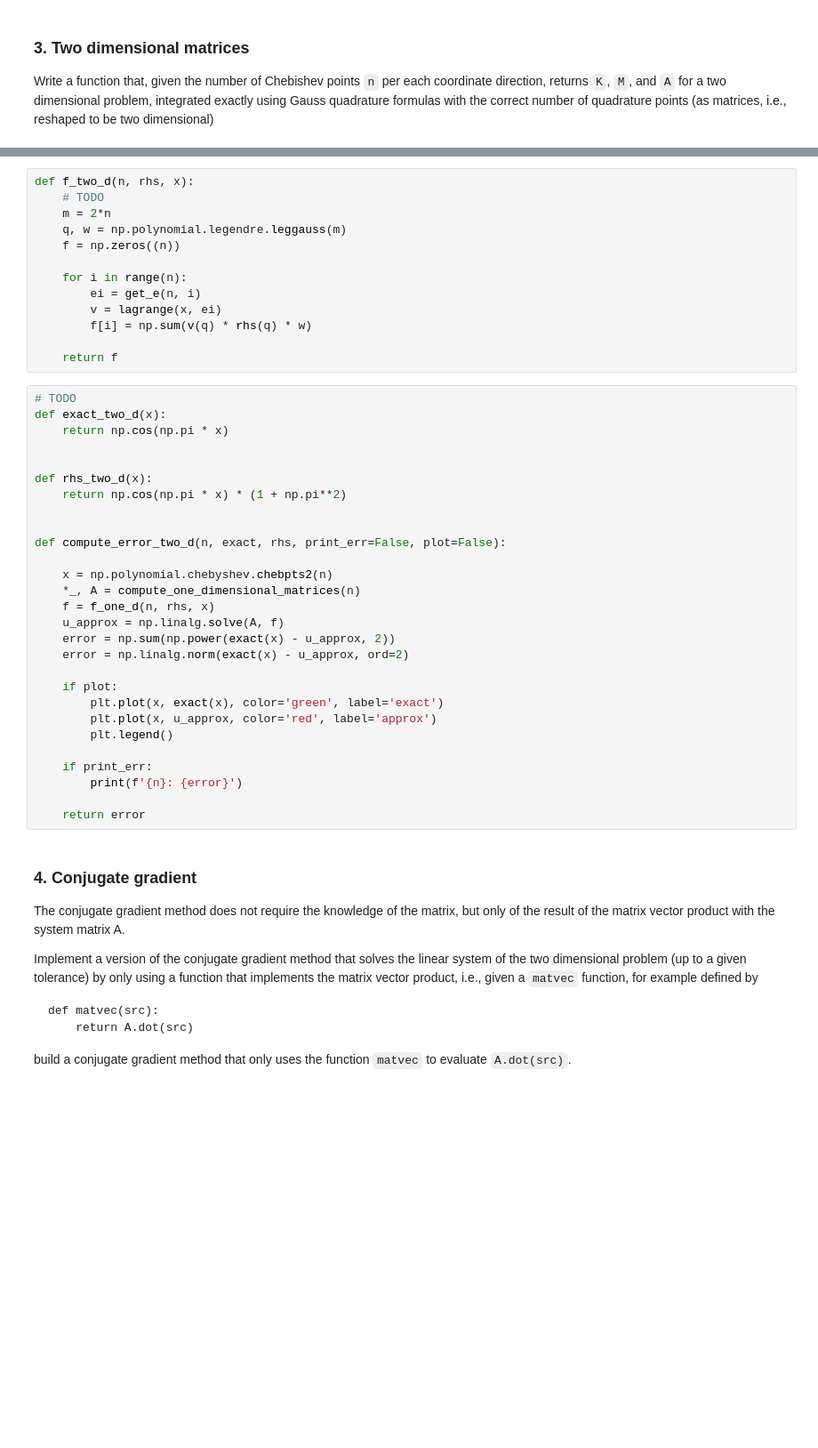
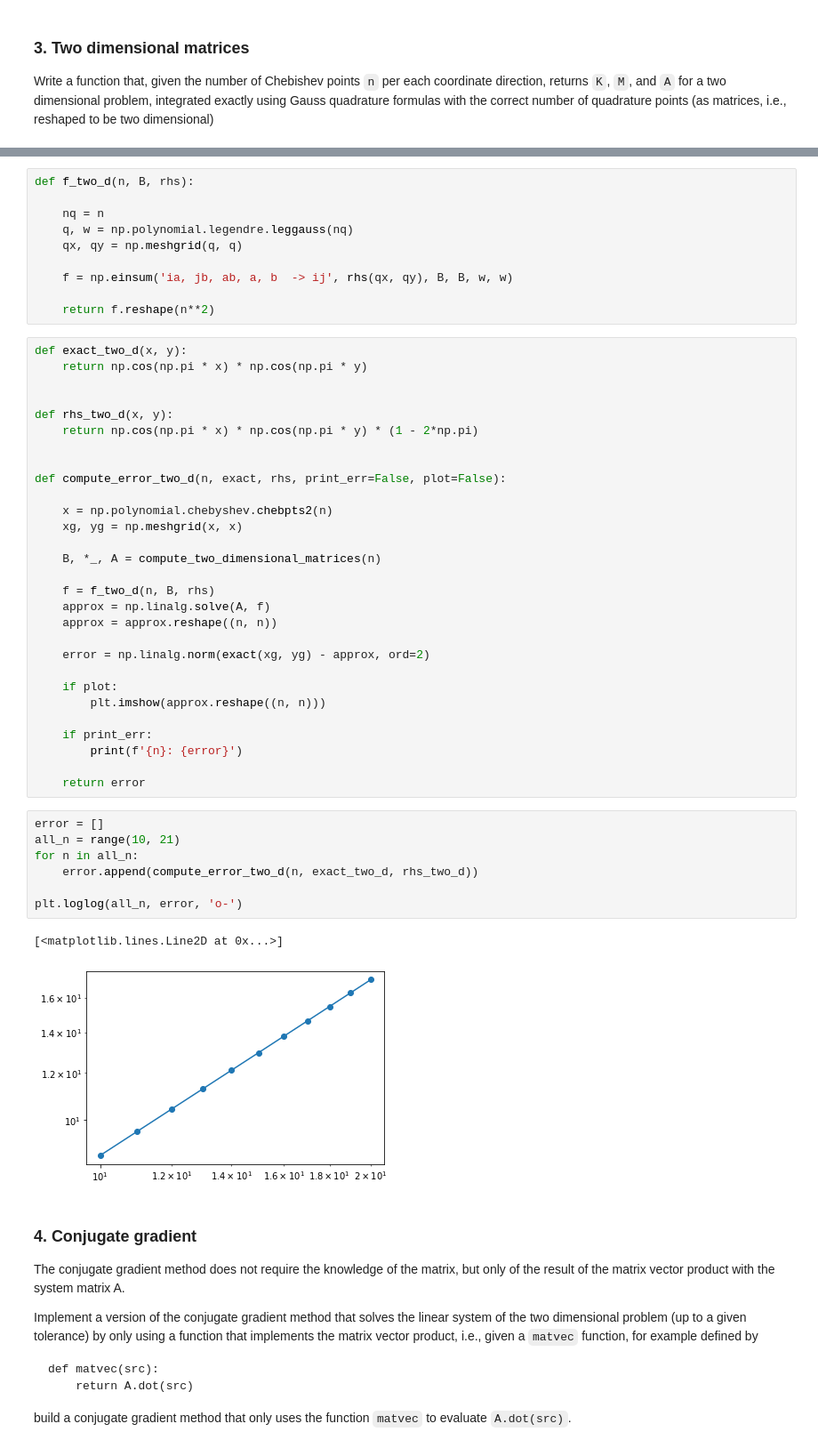
Before and after one commit to daniele-irto/na_exam, a Jupyter notebook: final_project.ipynb, the cells around one changed output, grey strips where cells are left out. Shown at 89% size. Cells and saved outputs as stored; diff of their text form; blank space fills up the shorter version.

```diff
--- a/final_project.ipynb
+++ b/final_project.ipynb
@@ -330,47 +329,55 @@ A solution should look like:
 The plot was obtained as `imshow(u.reshape((n,n))`.
 
 Plot the error as a function of $n$, for $n$ in $[10,...,20]$.
-# %%
-def f_two_d(n, rhs, x):
-    # TODO
-    m = 2*n
-    q, w = np.polynomial.legendre.leggauss(m)
-    f = np.zeros((n))
-
-    for i in range(n):
-        ei = get_e(n, i)
-        v = lagrange(x, ei)
-        f[i] = np.sum(v(q) * rhs(q) * w)
-
-    return f
+# %%
+def f_two_d(n, B, rhs):
+
+    nq = n
+    q, w = np.polynomial.legendre.leggauss(nq)
+    qx, qy = np.meshgrid(q, q)
+
+    f = np.einsum('ia, jb, ab, a, b  -> ij', rhs(qx, qy), B, B, w, w)
+
+    return f.reshape(n**2)
 # %%
-# TODO
-def exact_two_d(x):
-    return np.cos(np.pi * x)
+def exact_two_d(x, y):
+    return np.cos(np.pi * x) * np.cos(np.pi * y)
 
 
-def rhs_two_d(x):
-    return np.cos(np.pi * x) * (1 + np.pi**2)
+def rhs_two_d(x, y):
+    return np.cos(np.pi * x) * np.cos(np.pi * y) * (1 - 2*np.pi)
 
 
 def compute_error_two_d(n, exact, rhs, print_err=False, plot=False):
 
     x = np.polynomial.chebyshev.chebpts2(n)
-    *_, A = compute_one_dimensional_matrices(n)
-    f = f_one_d(n, rhs, x)
-    u_approx = np.linalg.solve(A, f)
-    error = np.sum(np.power(exact(x) - u_approx, 2))
-    error = np.linalg.norm(exact(x) - u_approx, ord=2)
+    xg, yg = np.meshgrid(x, x)
+
+    B, *_, A = compute_two_dimensional_matrices(n)
+
+    f = f_two_d(n, B, rhs)
+    approx = np.linalg.solve(A, f)
+    approx = approx.reshape((n, n))
+
+    error = np.linalg.norm(exact(xg, yg) - approx, ord=2)
 
     if plot:
-        plt.plot(x, exact(x), color='green', label='exact')
-        plt.plot(x, u_approx, color='red', label='approx')
-        plt.legend()
+        plt.imshow(approx.reshape((n, n)))
 
     if print_err:
         print(f'{n}: {error}')
 
     return error
+# %%
+error = []
+all_n = range(10, 21)
+for n in all_n:
+    error.append(compute_error_two_d(n, exact_two_d, rhs_two_d))
+
+plt.loglog(all_n, error, 'o-')
+# %% [output]
+[<matplotlib.lines.Line2D at 0x...>]
+[figure, added]
 # %% [markdown]
 ### 4. Conjugate gradient
 
```
Also changed, not shown: parts of 4 cells of this notebook, 1 other file.
